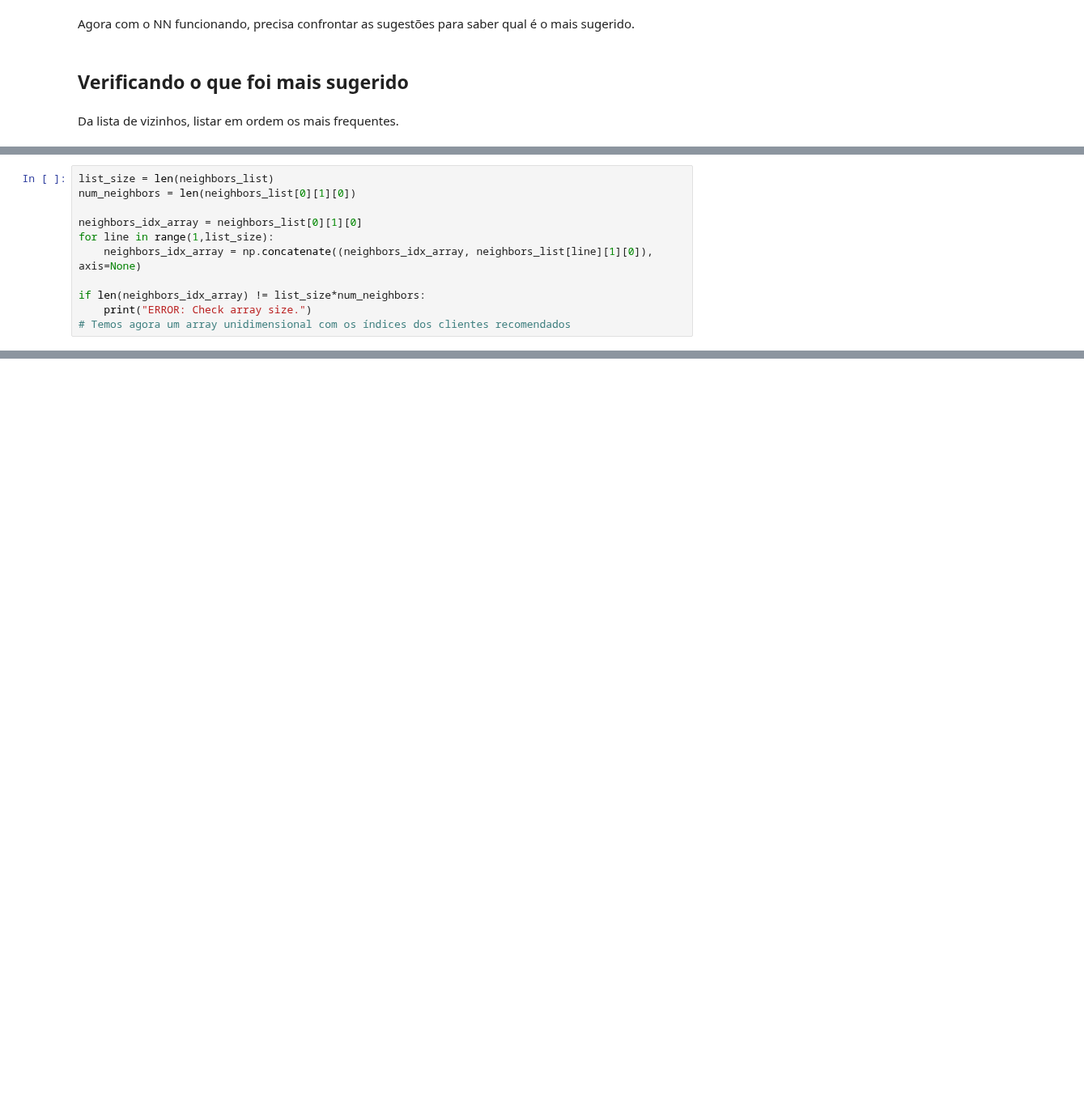
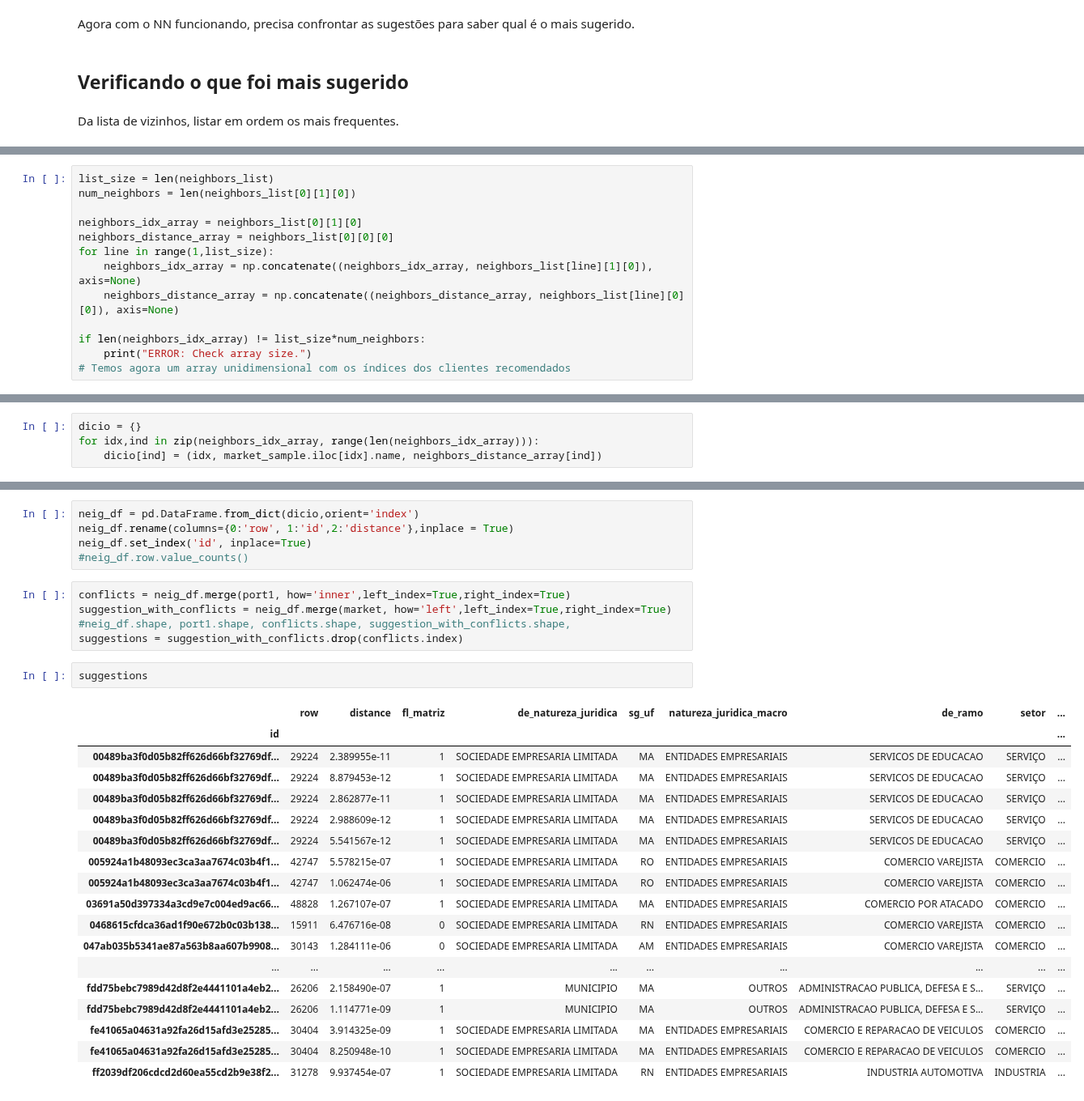
Before and after one commit to codenation-dev/squad-1-ad-data-science-1, a Jupyter notebook: analysis/Nearest Neighbors.ipynb, the cells around one changed output, grey strips where cells are left out. Shown at 81% size. Cells and saved outputs as stored; diff of their text form; blank space fills up the shorter version.

Commit message:
Suggestion DataFrame created

```diff
--- a/analysis/Nearest Neighbors.ipynb
+++ b/analysis/Nearest Neighbors.ipynb
@@ -242,8 +235,10 @@ list_size = len(neighbors_list)
 num_neighbors = len(neighbors_list[0][1][0])
 
 neighbors_idx_array = neighbors_list[0][1][0]
+neighbors_distance_array = neighbors_list[0][0][0]
 for line in range(1,list_size):
     neighbors_idx_array = np.concatenate((neighbors_idx_array, neighbors_list[line][1][0]), axis=None)
+    neighbors_distance_array = np.concatenate((neighbors_distance_array, neighbors_list[line][0][0]), axis=None)
 
 if len(neighbors_idx_array) != list_size*num_neighbors:
     print("ERROR: Check array size.")
@@ -272,0 +252,4 @@ Length: 2231, dtype: int64
+# %%
+dicio = {}
+for idx,ind in zip(neighbors_idx_array, range(len(neighbors_idx_array))):
+    dicio[ind] = (idx, market_sample.iloc[idx].name, neighbors_distance_array[ind])
@@ -272,0 +276,31 @@ Length: 2231, dtype: int64
+# %%
+neig_df = pd.DataFrame.from_dict(dicio,orient='index')
+neig_df.rename(columns={0:'row', 1:'id',2:'distance'},inplace = True)
+neig_df.set_index('id', inplace=True)
+#neig_df.row.value_counts()
+# %%
+conflicts = neig_df.merge(port1, how='inner',left_index=True,right_index=True)
+suggestion_with_conflicts = neig_df.merge(market, how='left',left_index=True,right_index=True)
+#neig_df.shape, port1.shape, conflicts.shape, suggestion_with_conflicts.shape,
+suggestions = suggestion_with_conflicts.drop(conflicts.index)
+# %%
+suggestions
+# %% [output]
+|  | row | distance | fl_matriz | de_natureza_juridica | sg_uf | natureza_juridica_macro | de_ramo | setor | ... |
+| id |  |  |  |  |  |  |  |  | ... |
+| 00489ba3f0d05b82ff626d66bf32769df... | 29224 | 2.389955e-11 | 1 | SOCIEDADE EMPRESARIA LIMITADA | MA | ENTIDADES EMPRESARIAIS | SERVICOS DE EDUCACAO | SERVIÇO | ... |
+| 00489ba3f0d05b82ff626d66bf32769df... | 29224 | 8.879453e-12 | 1 | SOCIEDADE EMPRESARIA LIMITADA | MA | ENTIDADES EMPRESARIAIS | SERVICOS DE EDUCACAO | SERVIÇO | ... |
+| 00489ba3f0d05b82ff626d66bf32769df... | 29224 | 2.862877e-11 | 1 | SOCIEDADE EMPRESARIA LIMITADA | MA | ENTIDADES EMPRESARIAIS | SERVICOS DE EDUCACAO | SERVIÇO | ... |
+| 00489ba3f0d05b82ff626d66bf32769df... | 29224 | 2.988609e-12 | 1 | SOCIEDADE EMPRESARIA LIMITADA | MA | ENTIDADES EMPRESARIAIS | SERVICOS DE EDUCACAO | SERVIÇO | ... |
+| 00489ba3f0d05b82ff626d66bf32769df... | 29224 | 5.541567e-12 | 1 | SOCIEDADE EMPRESARIA LIMITADA | MA | ENTIDADES EMPRESARIAIS | SERVICOS DE EDUCACAO | SERVIÇO | ... |
+| 005924a1b48093ec3ca3aa7674c03b4f1... | 42747 | 5.578215e-07 | 1 | SOCIEDADE EMPRESARIA LIMITADA | RO | ENTIDADES EMPRESARIAIS | COMERCIO VAREJISTA | COMERCIO | ... |
+| 005924a1b48093ec3ca3aa7674c03b4f1... | 42747 | 1.062474e-06 | 1 | SOCIEDADE EMPRESARIA LIMITADA | RO | ENTIDADES EMPRESARIAIS | COMERCIO VAREJISTA | COMERCIO | ... |
+| 03691a50d397334a3cd9e7c004ed9ac66... | 48828 | 1.267107e-07 | 1 | SOCIEDADE EMPRESARIA LIMITADA | MA | ENTIDADES EMPRESARIAIS | COMERCIO POR ATACADO | COMERCIO | ... |
+| 0468615cfdca36ad1f90e672b0c03b138... | 15911 | 6.476716e-08 | 0 | SOCIEDADE EMPRESARIA LIMITADA | RN | ENTIDADES EMPRESARIAIS | COMERCIO VAREJISTA | COMERCIO | ... |
+| 047ab035b5341ae87a563b8aa607b9908... | 30143 | 1.284111e-06 | 0 | SOCIEDADE EMPRESARIA LIMITADA | AM | ENTIDADES EMPRESARIAIS | COMERCIO VAREJISTA | COMERCIO | ... |
+| ... | ... | ... | ... | ... | ... | ... | ... | ... | ... |
+| fdd75bebc7989d42d8f2e4441101a4eb2... | 26206 | 2.158490e-07 | 1 | MUNICIPIO | MA | OUTROS | ADMINISTRACAO PUBLICA, DEFESA E S... | SERVIÇO | ... |
+| fdd75bebc7989d42d8f2e4441101a4eb2... | 26206 | 1.114771e-09 | 1 | MUNICIPIO | MA | OUTROS | ADMINISTRACAO PUBLICA, DEFESA E S... | SERVIÇO | ... |
+| fe41065a04631a92fa26d15afd3e25285... | 30404 | 3.914325e-09 | 1 | SOCIEDADE EMPRESARIA LIMITADA | MA | ENTIDADES EMPRESARIAIS | COMERCIO E REPARACAO DE VEICULOS | COMERCIO | ... |
+| fe41065a04631a92fa26d15afd3e25285... | 30404 | 8.250948e-10 | 1 | SOCIEDADE EMPRESARIA LIMITADA | MA | ENTIDADES EMPRESARIAIS | COMERCIO E REPARACAO DE VEICULOS | COMERCIO | ... |
+| ff2039df206cdcd2d60ea55cd2b9e38f2... | 31278 | 9.937454e-07 | 1 | SOCIEDADE EMPRESARIA LIMITADA | RN | ENTIDADES EMPRESARIAIS | INDUSTRIA AUTOMOTIVA | INDUSTRIA | ... |
```
Also changed, not shown: parts of 16 cells of this notebook, 1 other file.
